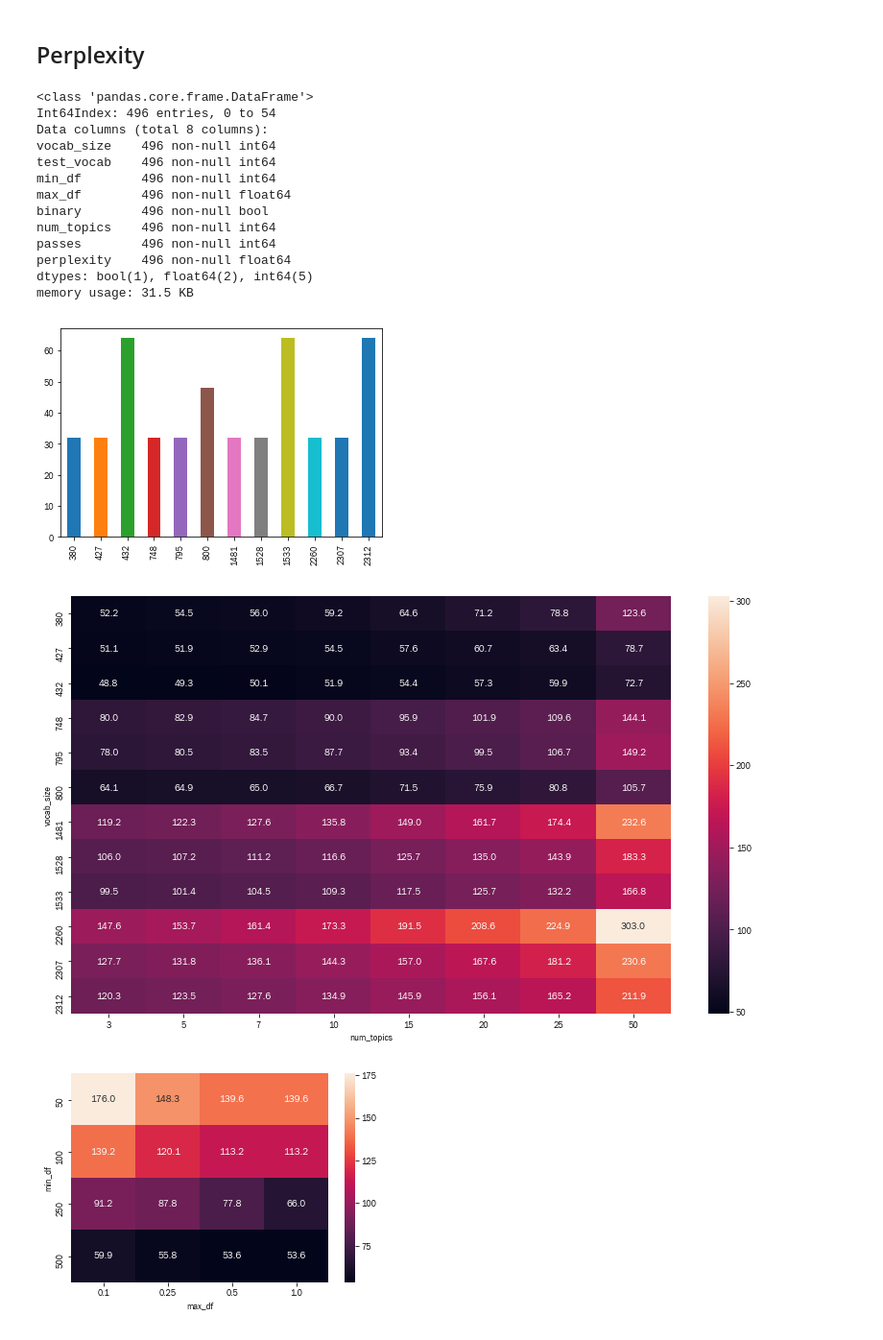
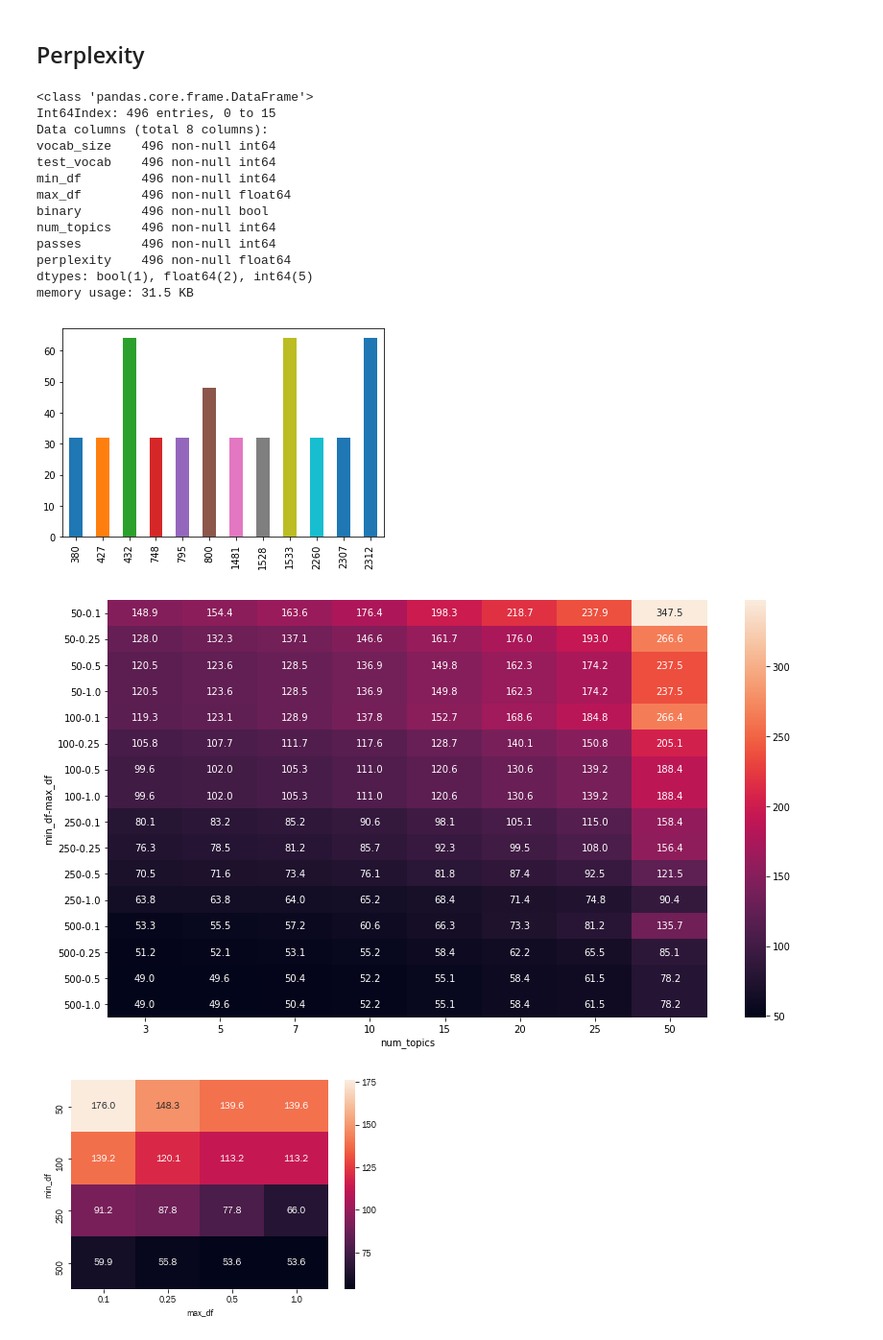
Before and after one commit to PaulClas/machine-learning-for-trading, a Jupyter notebook: 14_topic_modeling/earnings_calls/eval_experiment.ipynb, the cells around one changed output. Shown at 96% size. Drawn from its saved outputs; the diff is of its cells as text; code cells hidden in the pictures.

```diff
--- a/14_topic_modeling/earnings_calls/eval_experiment.ipynb
+++ b/14_topic_modeling/earnings_calls/eval_experiment.ipynb
@@ -11,14 +11,14 @@ import statsmodels.api as sm
 warnings.filterwarnings('ignore')
 # %%
 with pd.HDFStore('results.h5') as store:
-    perplexity = store.get('perplexity').drop_duplicates()
+    perplexity = store.get('perplexity')
 # %% [markdown]
 ## Perplexity
 # %%
 perplexity.info()
 # %% [output]
 <class 'pandas.core.frame.DataFrame'>
-Int64Index: 496 entries, 0 to 54
+Int64Index: 496 entries, 0 to 15
 Data columns (total 8 columns):
 vocab_size    496 non-null int64
 test_vocab    496 non-null int64
@@ -33,12 +33,12 @@ memory usage: 31.5 KB
 # %%
 perplexity.vocab_size.value_counts().sort_index().plot.bar();
 # %% [output]
-[figure, old version]
+[figure, new version]
 # %%
 fig, ax = plt.subplots(figsize=(14,8))
-sns.heatmap(perplexity.groupby(['vocab_size', 'num_topics']).perplexity.median().unstack(), annot=True, fmt='.1f');
+sns.heatmap(perplexity.groupby(['min_df', 'max_df', 'num_topics']).perplexity.mean().unstack(), annot=True, fmt='.1f');
 # %% [output]
-[figure, old version]
+[figure, new version]
 # %%
 # fig, ax = plt.subplots(figsize=(14,8))
 sns.heatmap(perplexity.groupby(['min_df', 'max_df']).perplexity.median().unstack(), annot=True, fmt='.1f');
```
Also changed, not shown: parts of 3 cells of this notebook, 5 other files.
